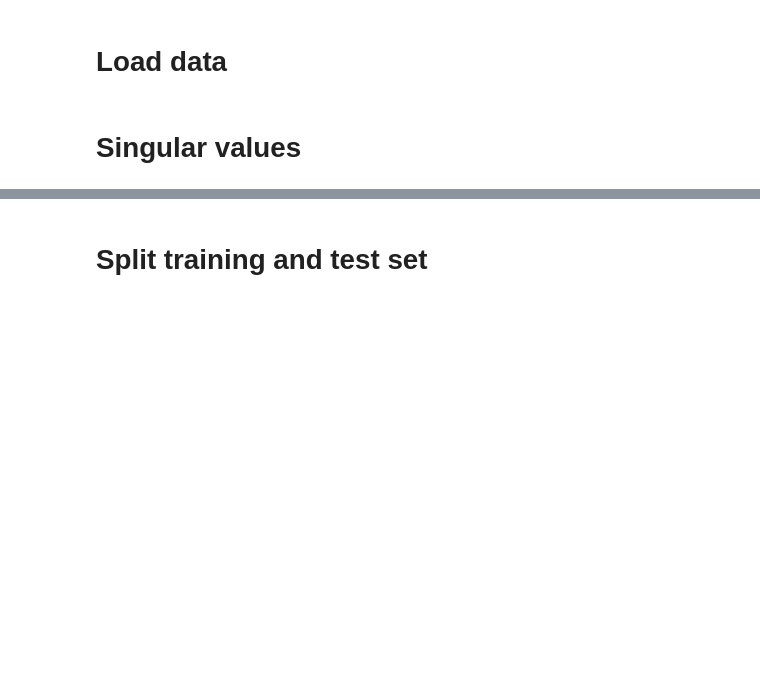
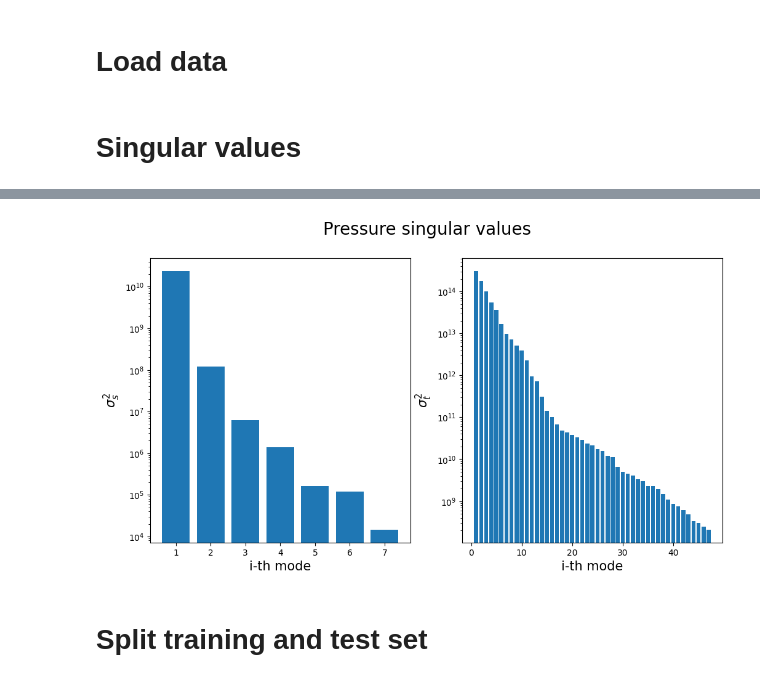
Before and after one commit to CS-433/ml-project-2-vaporizers, a Jupyter notebook: run_weighted.ipynb, the cells around one changed output, grey strips where cells are left out. Cells and saved outputs as stored; diff of their text form; code cells hidden in the pictures; blank space fills up the shorter version.

```diff
--- a/run_weighted.ipynb
+++ b/run_weighted.ipynb
@@ -41,3 +64,26 @@ def f(w):
+# %%
+# Plot pressure singular values
+
+plt.figure(figsize=(12, 6))
+plt.subplot(1, 2, 1)
+plt.bar(range(1, sv_space['pressure'].size + 1), sv_space['pressure'] ** 2)
+plt.yscale("log")
+
+plt.ylabel("$\sigma^2_s$", size=15)
+plt.xlabel("i-th mode", size=15)
+plt.subplot(1, 2, 2)
+plt.bar(range(1,sv_time['pressure'].size+1),sv_time['pressure'] ** 2)
+plt.yscale("log")
+
+plt.ylabel("$\sigma^2_t$", size=15)
+plt.xlabel("i-th mode", size=15)
+
+plt.suptitle("Pressure singular values", size=20)
+
+plt.show()
+# plt.savefig("sv_p")
+# %% [output]
+[figure, added]
 # %%
 # Transformation of the singular values
 
```
Also changed, not shown: parts of 1 cell of this notebook.
